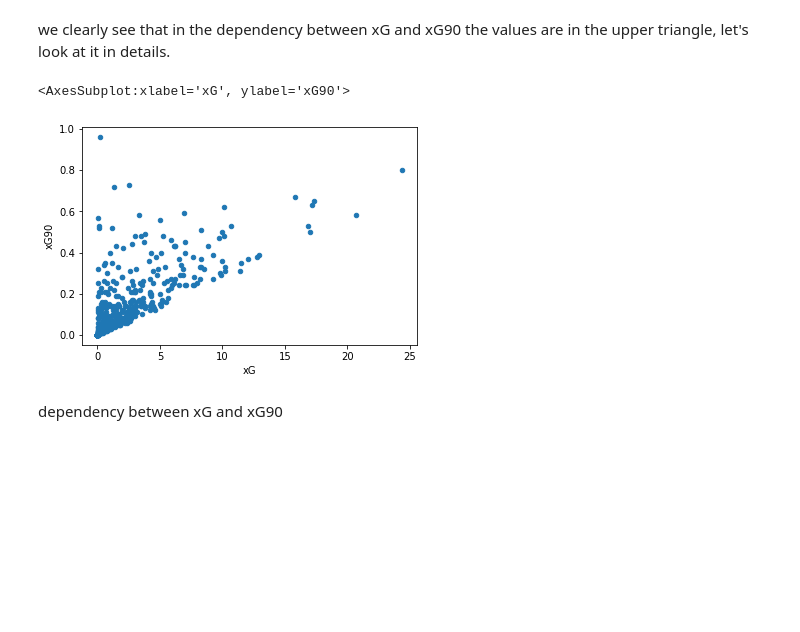
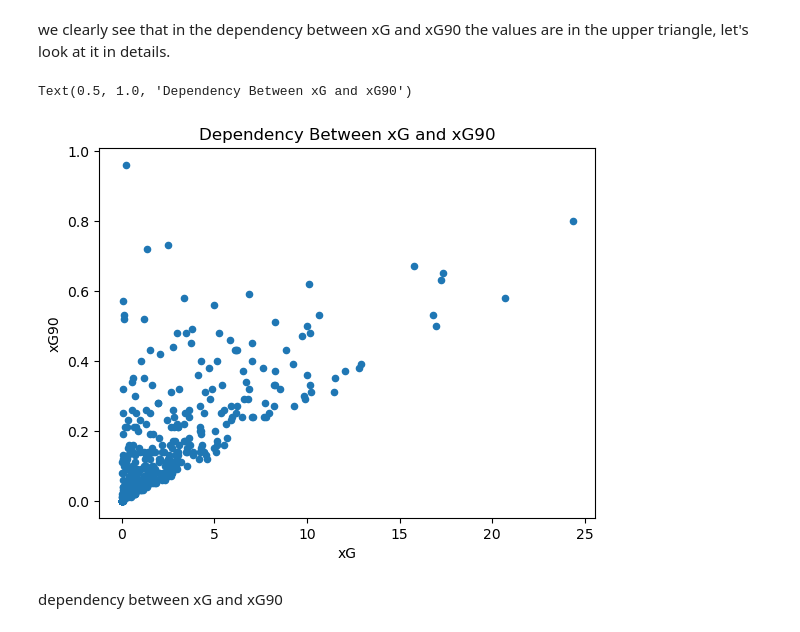
Before and after one commit to ubco-W2022T2-data301/group26, a Jupyter notebook: analysis/analysisAnanya.ipynb, the cells around one changed output. Drawn from its saved outputs; the diff is of its cells as text; code cells hidden in the pictures; blank space fills up the shorter version.

```diff
--- a/analysis/analysisAnanya.ipynb
+++ b/analysis/analysisAnanya.ipynb
@@ -134,9 +150,11 @@ sns.pairplot(df_xG90)
 we clearly see that in the dependency between xG and xG90 the values are in the upper triangle, let's look at it in details.
 # %%
 df_xG90.plot(kind='scatter', x='xG', y='xG90')
+
+plt.title("Dependency Between xG and xG90")
 # %% [output]
-<AxesSubplot:xlabel='xG', ylabel='xG90'>
+Text(0.5, 1.0, 'Dependency Between xG and xG90')
-[figure, old version]
+[figure, new version]
 # %% [markdown]
 dependency between xG and xG90
 # %%
```
Also changed, not shown: parts of 17 cells of this notebook.
